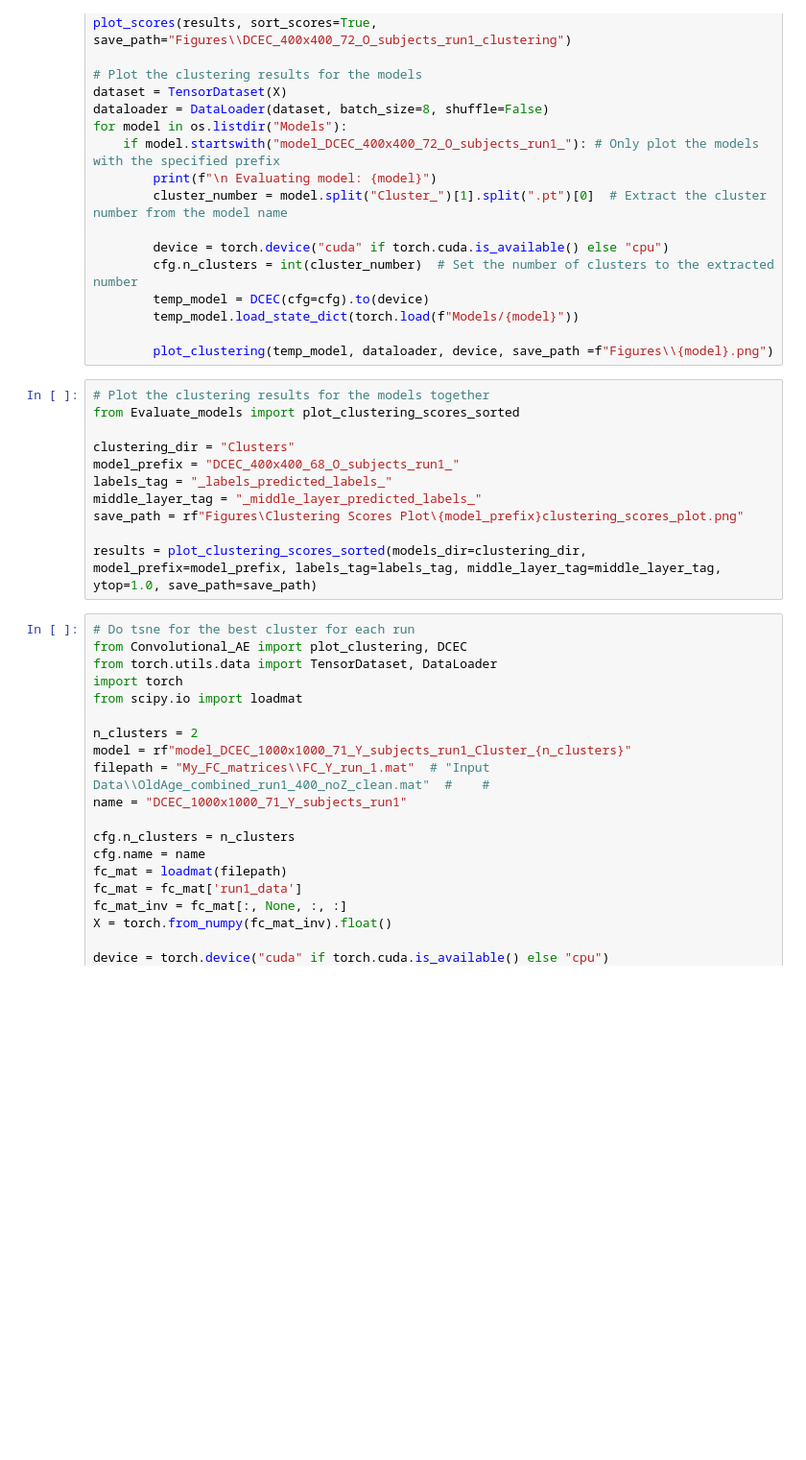
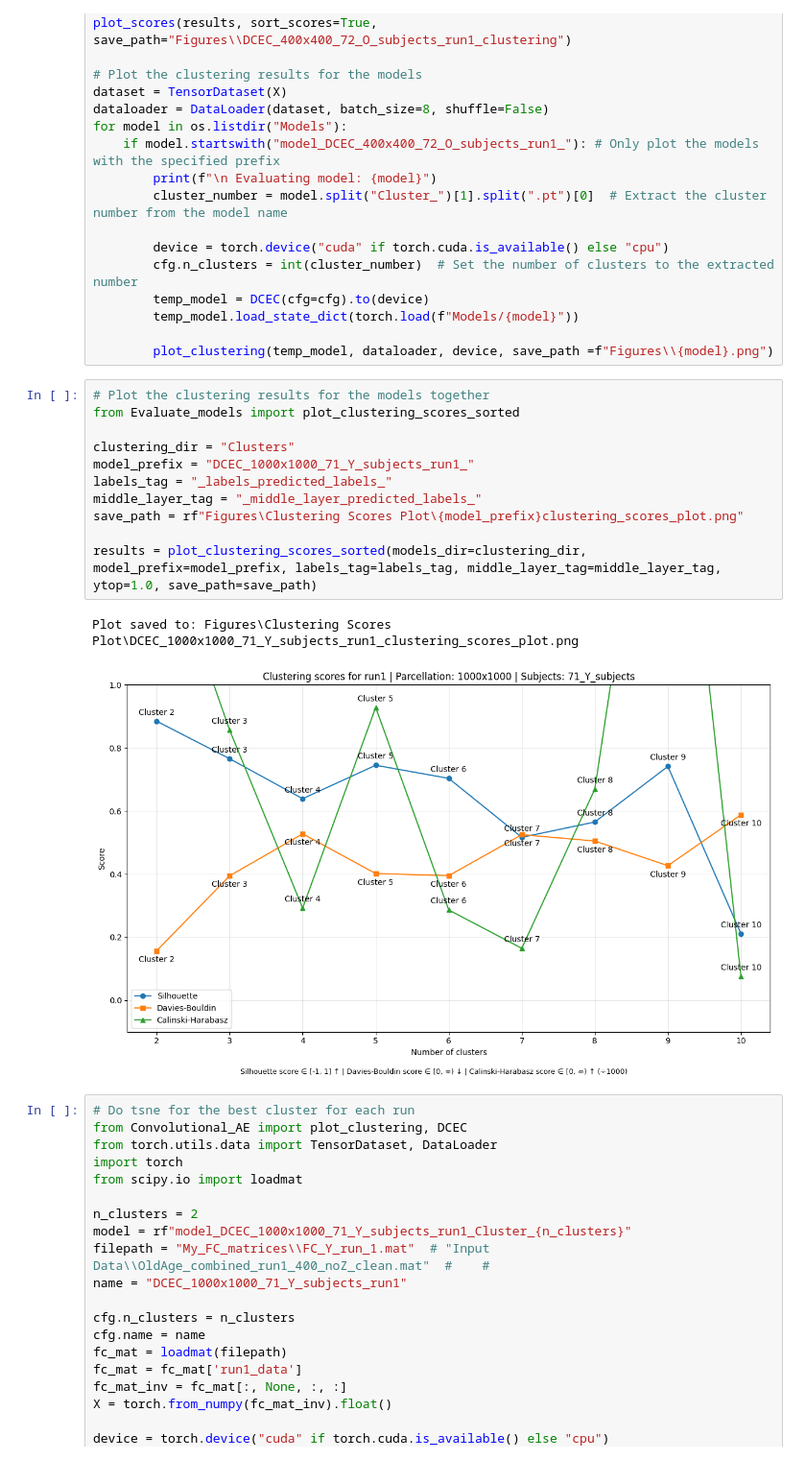
Before and after one commit to Oddrne/Master-Thesis-Autoencoder-and-UMAP-clustering-on-functional-connectivity, a Jupyter notebook: main.ipynb, the cells around one changed output. Shown at 96% size. Drawn from its saved outputs; the diff is of its cells as text; blank space fills up the shorter version.

```diff
--- a/main.ipynb
+++ b/main.ipynb
@@ -370,14 +370,17 @@ for model in os.listdir("Models"):
 # %%
 # Plot the clustering results for the models together
 from Evaluate_models import plot_clustering_scores_sorted
 
 clustering_dir = "Clusters"
-model_prefix = "DCEC_400x400_68_O_subjects_run1_"
+model_prefix = "DCEC_1000x1000_71_Y_subjects_run1_"
 labels_tag = "_labels_predicted_labels_"
 middle_layer_tag = "_middle_layer_predicted_labels_"
 save_path = rf"Figures\Clustering Scores Plot\{model_prefix}clustering_scores_plot.png"
 
 results = plot_clustering_scores_sorted(models_dir=clustering_dir, model_prefix=model_prefix, labels_tag=labels_tag, middle_layer_tag=middle_layer_tag, ytop=1.0, save_path=save_path)
+# %% [output]
+Plot saved to: Figures\Clustering Scores Plot\DCEC_1000x1000_71_Y_subjects_run1_clustering_scores_plot.png
+[figure, added]
 # %%
 # Do tsne for the best cluster for each run
 from Convolutional_AE import plot_clustering, DCEC
```
Also changed, not shown: parts of 2 cells of this notebook, 11 other files.
